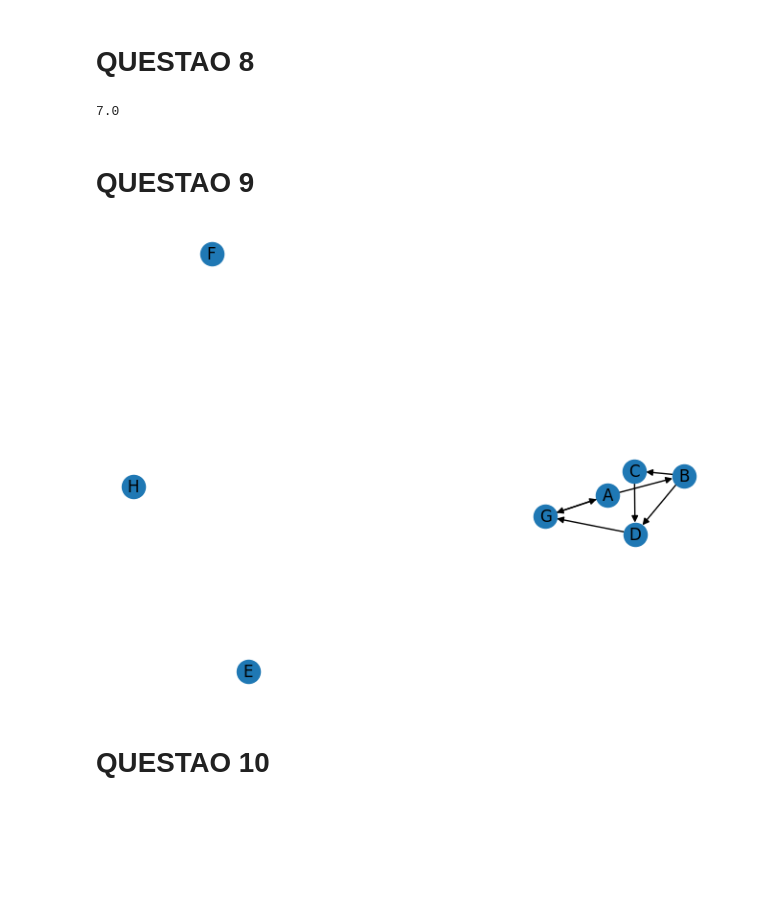
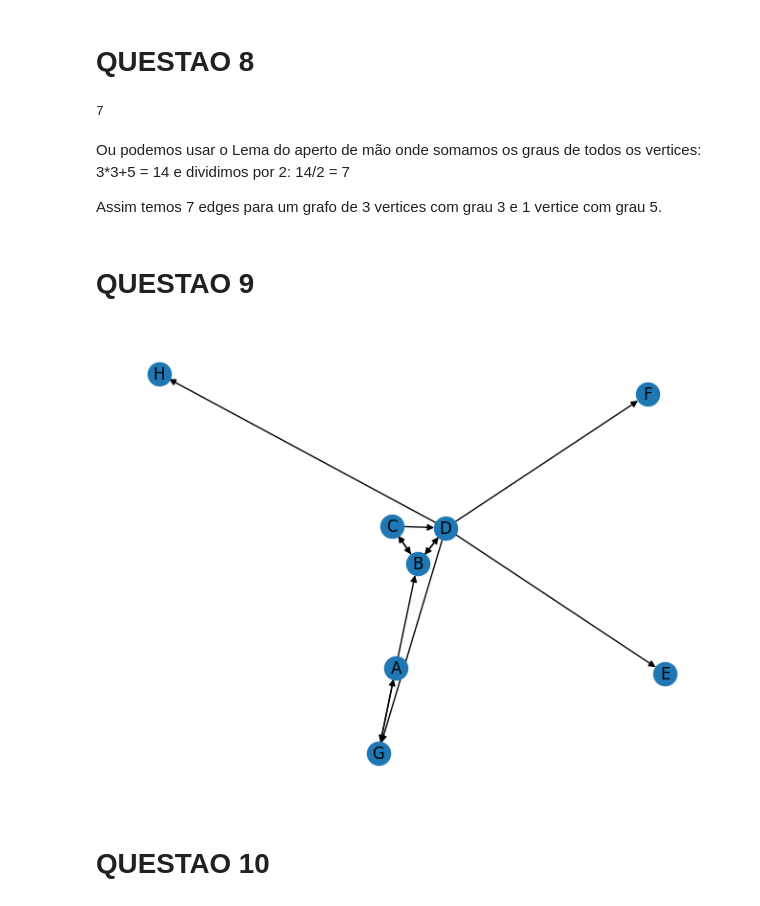
Before and after one commit to birdenly/network_analysis, a Jupyter notebook: ativ1.ipynb, the cells around one changed output. Saved outputs shown, nothing was run; the diff lists cells and outputs as text; code cells hidden in the pictures; blank space fills up the shorter version.

```diff
--- a/ativ1.ipynb
+++ b/ativ1.ipynb
@@ -177,27 +177,40 @@ plt.show()
 [figure]
 # %% [markdown]
 # QUESTAO 8
-# %%
-print((3*3+5)/2)
-# %% [output]
-7.0
+# %%
+import networkx as nx
+import matplotlib.pyplot as plt
+
+G = nx.Graph()
+G.add_nodes_from(['A', 'B', 'C', 'D'])
+G.add_edges_from([('A', 'B'), ('A', 'C'), ('A', 'D'), ('B', 'A'),('B', 'C'), ('B', 'D'), ('C', 'D'),('D', 'D')])
+
+print(G.number_of_edges())
+# %% [output]
+7
+# %% [markdown]
+Ou podemos usar o Lema do aperto de mão onde somamos os graus de todos os vertices:
+3*3+5 = 14
+e dividimos por 2:
+14/2 = 7
+
+Assim temos 7 edges para um grafo de 3 vertices com grau 3 e 1 vertice com grau 5.
 # %% [markdown]
 #  QUESTAO 9
 # %%
 import networkx as nx
 import matplotlib.pyplot as plt
 
-
 V = ['A', 'B', 'C', 'D', 'E', 'F', 'G','H']
-E =[('A', 'B'), ('B', 'C'),('A', 'G'), ('B', 'D'), ('C', 'D'),('D', 'G'),('G', 'A')]
+E =[('A', 'B'), ('B', 'C'),('C', 'B'),('A', 'G'), ('B', 'D'),('D', 'B'), ('C', 'D'),('D', 'G'),('G', 'A'),('D', 'E'),('D', 'F'),('D', 'H')]
 
 D = nx.DiGraph()
 D.add_nodes_from(V)
 D.add_edges_from(E)
 nx.draw(D, with_labels=True)
 plt.show()
 # %% [output]
-[figure, old version]
+[figure, new version]
 # %% [markdown]
 # QUESTAO 10
 # %%
```
Also changed, not shown: parts of 2 cells of this notebook.
